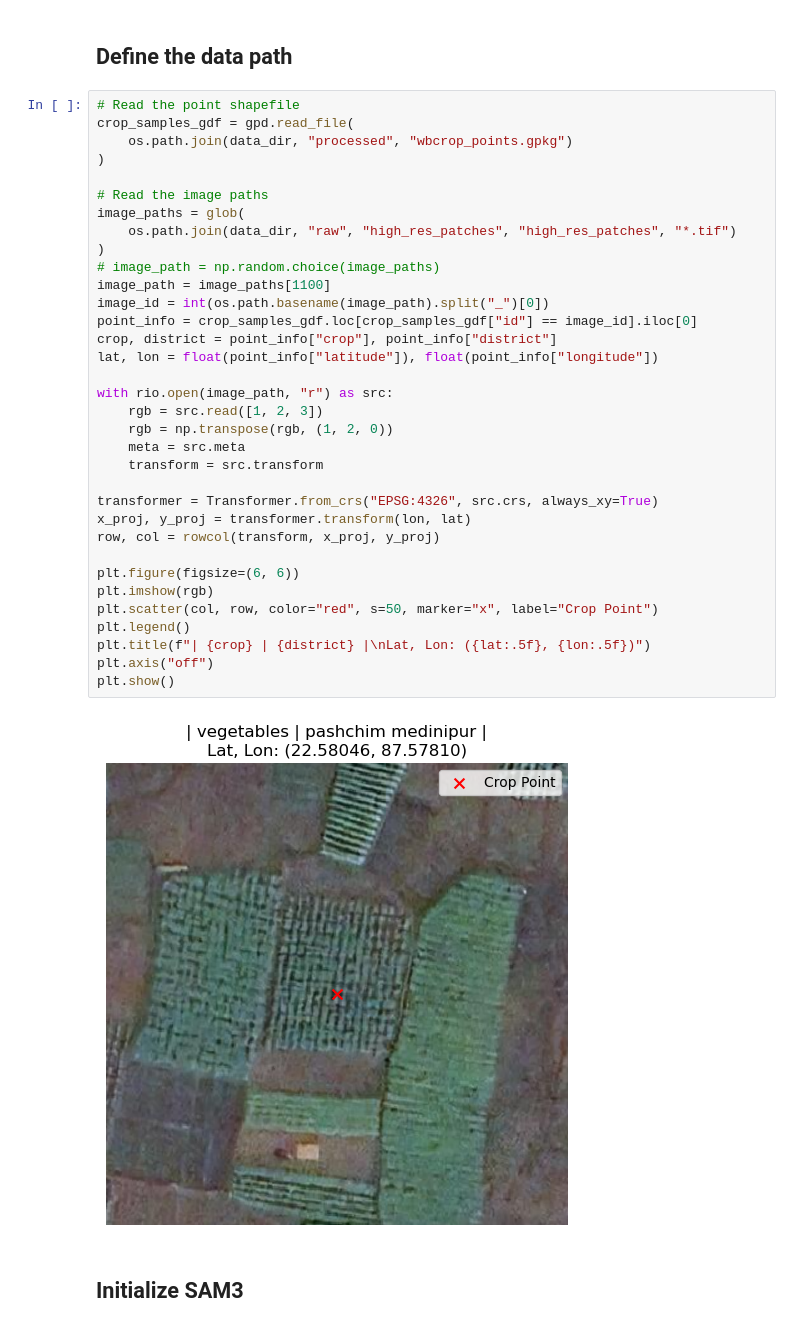
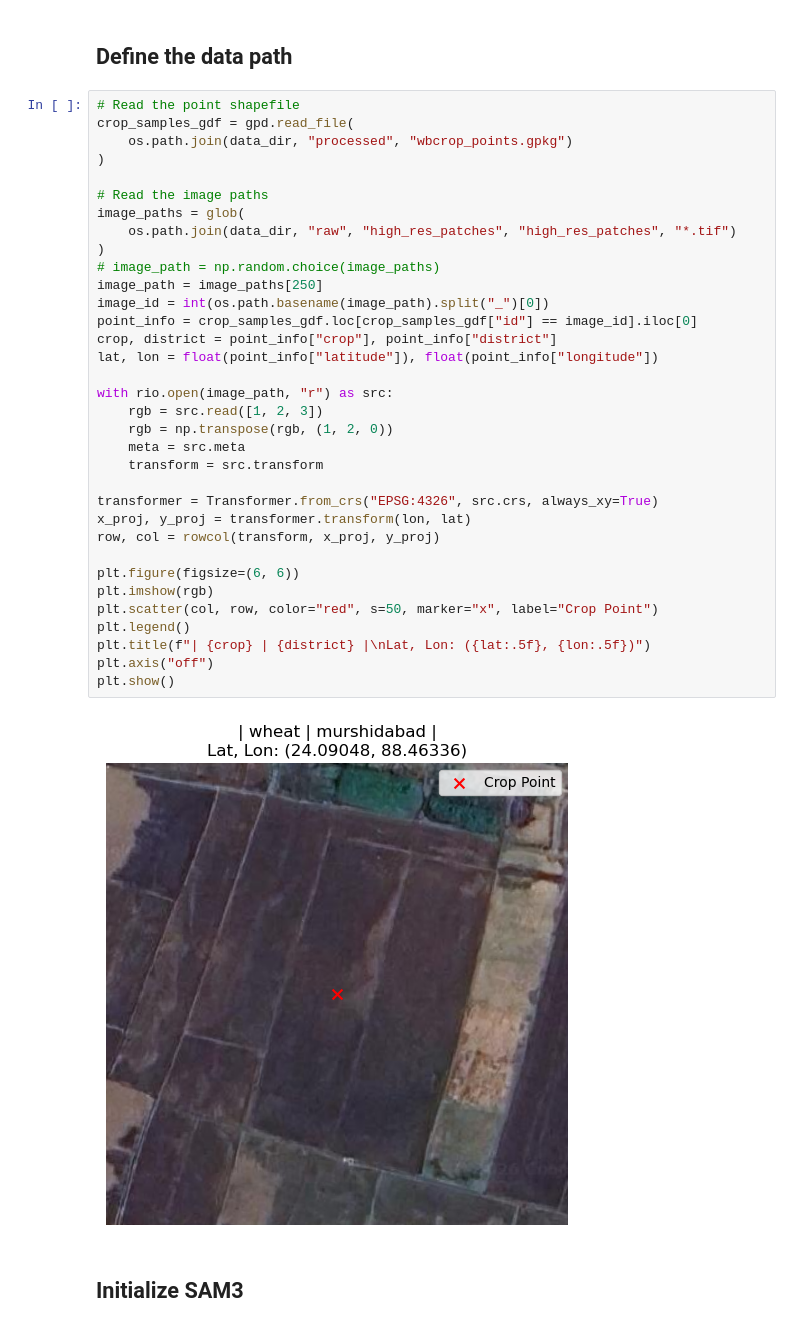
Before and after one commit to geonextgis/WBCrop, a Jupyter notebook: notebooks/01_preprocessing/01_segment_field_using_SAM3.ipynb, the cells around one changed output. Drawn from its saved outputs; the diff is of its cells as text.

```diff
--- a/notebooks/01_preprocessing/01_segment_field_using_SAM3.ipynb
+++ b/notebooks/01_preprocessing/01_segment_field_using_SAM3.ipynb
@@ -28,35 +37,35 @@ crop_samples_gdf = gpd.read_file(
 )
 
 # Read the image paths
 image_paths = glob(
     os.path.join(data_dir, "raw", "high_res_patches", "high_res_patches", "*.tif")
 )
 # image_path = np.random.choice(image_paths)
-image_path = image_paths[1100]
+image_path = image_paths[250]
 image_id = int(os.path.basename(image_path).split("_")[0])
 point_info = crop_samples_gdf.loc[crop_samples_gdf["id"] == image_id].iloc[0]
 crop, district = point_info["crop"], point_info["district"]
 lat, lon = float(point_info["latitude"]), float(point_info["longitude"])
 
 with rio.open(image_path, "r") as src:
     rgb = src.read([1, 2, 3])
     rgb = np.transpose(rgb, (1, 2, 0))
     meta = src.meta
     transform = src.transform
 
 transformer = Transformer.from_crs("EPSG:4326", src.crs, always_xy=True)
 x_proj, y_proj = transformer.transform(lon, lat)
 row, col = rowcol(transform, x_proj, y_proj)
 
 plt.figure(figsize=(6, 6))
 plt.imshow(rgb)
 plt.scatter(col, row, color="red", s=50, marker="x", label="Crop Point")
 plt.legend()
 plt.title(f"| {crop} | {district} |\nLat, Lon: ({lat:.5f}, {lon:.5f})")
 plt.axis("off")
 plt.show()
 # %% [output]
-[figure, old version]
+[figure, new version]
 # %% [markdown]
 ## Initialize SAM3
 # %%
```
Also changed, not shown: parts of 11 cells of this notebook, 3 other files.
